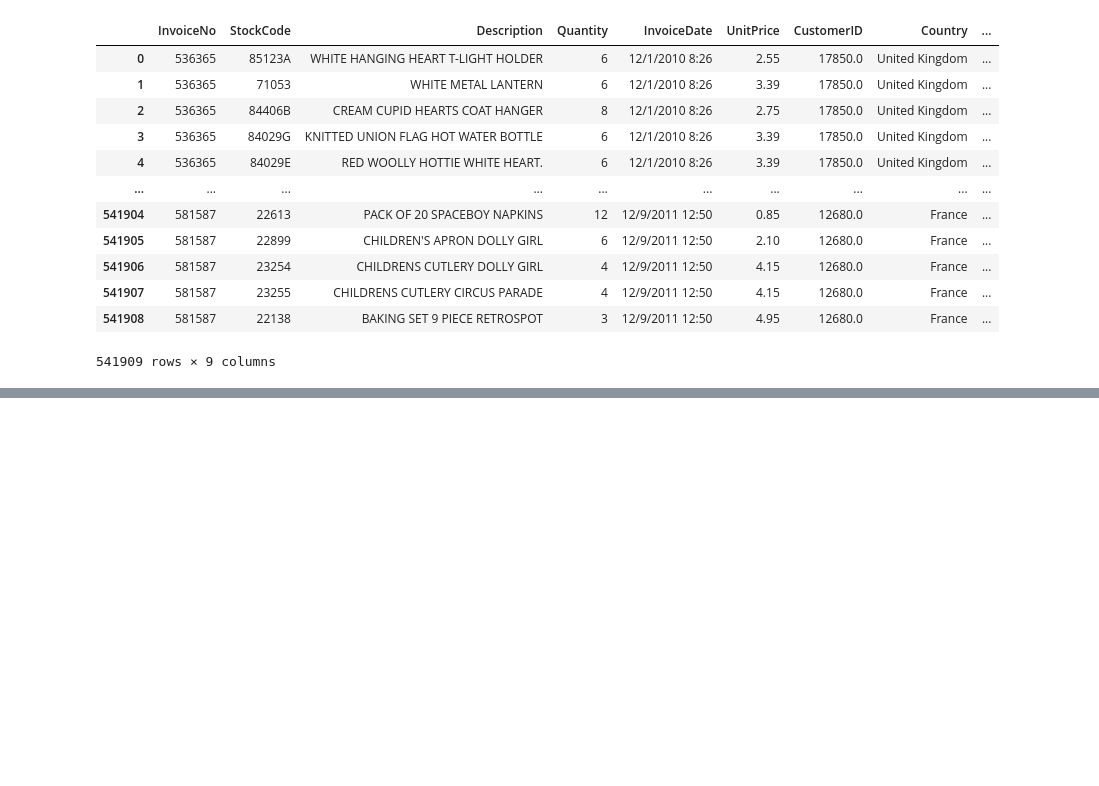
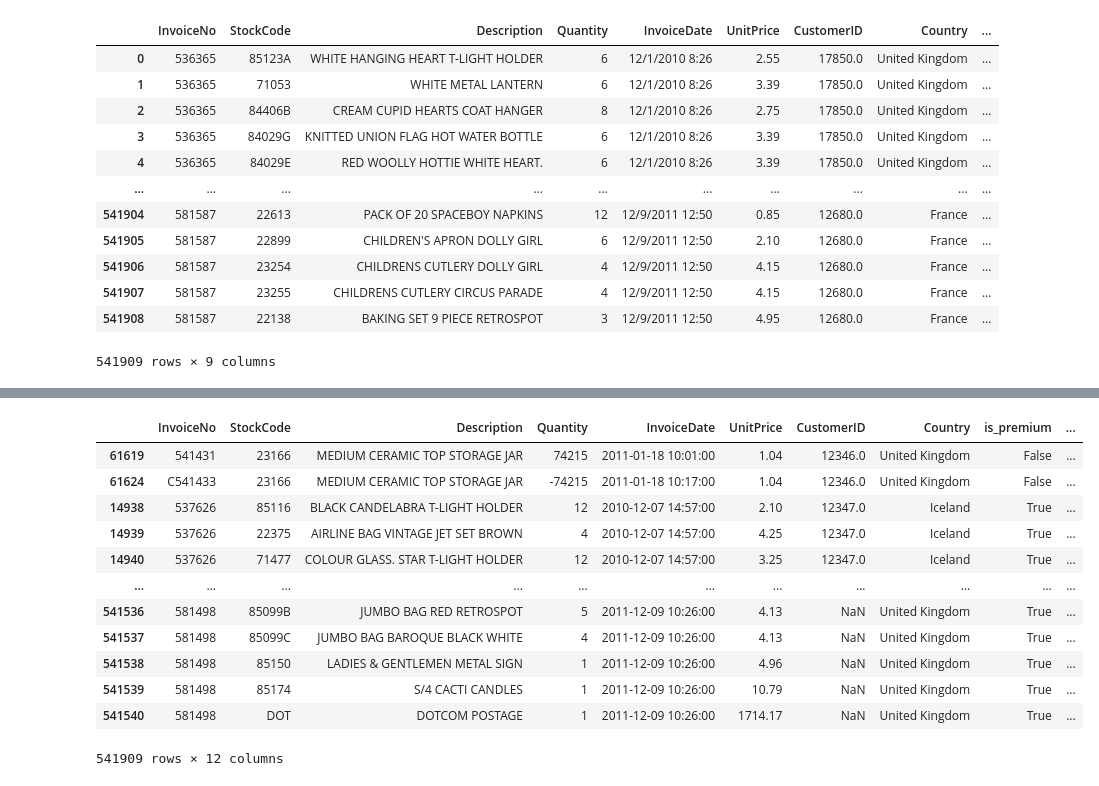
Before and after one commit to UDLHS/Employee-Attrition, a Jupyter notebook: notebooks/model_building.ipynb, the cells around one changed output, grey strips where cells are left out. Cells and saved outputs as stored; diff of their text form; code cells hidden in the pictures; blank space fills up the shorter version.

```diff
--- a/notebooks/model_building.ipynb
+++ b/notebooks/model_building.ipynb
@@ -569,0 +759,39 @@ negative_counts
+# %%
+
+# --- 1. Ensure InvoiceDate is datetime ---
+data["InvoiceDate"] = pd.to_datetime(data["InvoiceDate"], errors="coerce")
+
+# --- 2. Sort so time differences make sense ---
+data = data.sort_values(["CustomerID", "InvoiceDate"])
+
+# --- 3. Premium item calculation ---
+median_price = data["UnitPrice"].median()
+data["is_premium"] = data["UnitPrice"] > median_price
+
+# --- 4. Time & date differences ---
+data["time_diff"] = data.groupby("CustomerID")["InvoiceDate"].diff()
+data["date_diff_days"] = data["time_diff"].dt.days
+data["time_diff_seconds"] = data["time_diff"].dt.total_seconds()
+
+# --- 5. Aggregate all metrics ---
+customer_stats = (
+    data.groupby("CustomerID")
+    .agg(
+        avg_item_value=("UnitPrice", "mean"),
+        premium_item_ratio=("is_premium", "mean"),
+        avg_date_diff_days=("date_diff_days", "mean"),
+        avg_time_diff_seconds=("time_diff_seconds", "mean")
+    )
+    .reset_index()
+)
+
+# --- 6. Clean up values ---
+customer_stats["premium_item_ratio"] *= 100  # convert to percentage
+customer_stats = customer_stats.round({
+    "avg_item_value": 2,
+    "premium_item_ratio": 2,
+    "avg_date_diff_days": 2,
+    "avg_time_diff_seconds": 2
+})
+
+print(customer_stats)
@@ -569,0 +816,16 @@ negative_counts
+# %%
+data
+# %% [output]
+|  | InvoiceNo | StockCode | Description | Quantity | InvoiceDate | UnitPrice | CustomerID | Country | is_premium | ... |
+| 61619 | 541431 | 23166 | MEDIUM CERAMIC TOP STORAGE JAR | 74215 | 2011-01-18 10:01:00 | 1.04 | 12346.0 | United Kingdom | False | ... |
+| 61624 | C541433 | 23166 | MEDIUM CERAMIC TOP STORAGE JAR | -74215 | 2011-01-18 10:17:00 | 1.04 | 12346.0 | United Kingdom | False | ... |
+| 14938 | 537626 | 85116 | BLACK CANDELABRA T-LIGHT HOLDER | 12 | 2010-12-07 14:57:00 | 2.10 | 12347.0 | Iceland | True | ... |
+| 14939 | 537626 | 22375 | AIRLINE BAG VINTAGE JET SET BROWN | 4 | 2010-12-07 14:57:00 | 4.25 | 12347.0 | Iceland | True | ... |
+| 14940 | 537626 | 71477 | COLOUR GLASS. STAR T-LIGHT HOLDER | 12 | 2010-12-07 14:57:00 | 3.25 | 12347.0 | Iceland | True | ... |
+| ... | ... | ... | ... | ... | ... | ... | ... | ... | ... | ... |
+| 541536 | 581498 | 85099B | JUMBO BAG RED RETROSPOT | 5 | 2011-12-09 10:26:00 | 4.13 | NaN | United Kingdom | True | ... |
+| 541537 | 581498 | 85099C | JUMBO BAG BAROQUE BLACK WHITE | 4 | 2011-12-09 10:26:00 | 4.13 | NaN | United Kingdom | True | ... |
+| 541538 | 581498 | 85150 | LADIES & GENTLEMEN METAL SIGN | 1 | 2011-12-09 10:26:00 | 4.96 | NaN | United Kingdom | True | ... |
+| 541539 | 581498 | 85174 | S/4 CACTI CANDLES | 1 | 2011-12-09 10:26:00 | 10.79 | NaN | United Kingdom | True | ... |
+| 541540 | 581498 | DOT | DOTCOM POSTAGE | 1 | 2011-12-09 10:26:00 | 1714.17 | NaN | United Kingdom | True | ... |
+541909 rows × 12 columns
```
Also changed, not shown: parts of 30 cells of this notebook.
